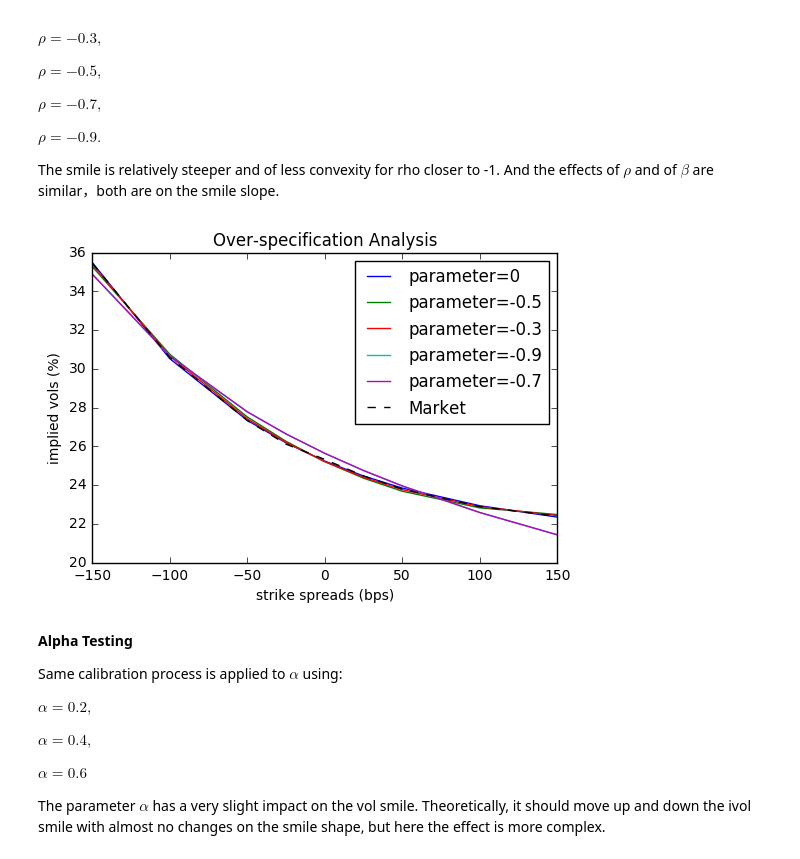
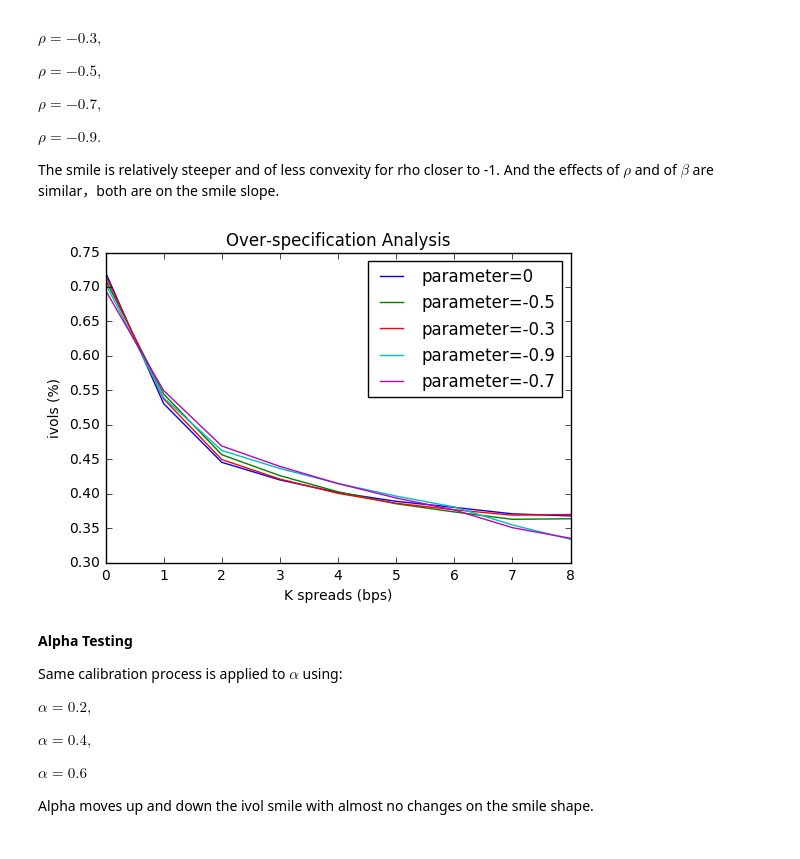
Before and after one commit to mollyxyh/CapstoneFall2017, a Jupyter notebook: Bin/overSpecification_driver.ipynb, the cells around one changed output. Cells and saved outputs as stored; diff of their text form; code cells hidden in the pictures.

```diff
--- a/Bin/overSpecification_driver.ipynb
+++ b/Bin/overSpecification_driver.ipynb
@@ -15,3 +7,11 @@ vega_check=fitting('market_data.xlsx',mark='vega') # fix vega
+# %%
+# calibrate the Hagan SABR model to the input data with different equal constraints
+fitter=Fitter('market_data.xlsx')
+fitter.input_read()
+beta_check=get_check(fitter,1,[0,0.3,0.5,0.7,1])
+rho_check=get_check(fitter,2,[0,-0.3,-0.5,-0.7,-0.9])
+alpha_check=get_check(fitter,0,[0.2,0.4,0.6])
+vega_check=get_check(fitter,3,[0.2,0.4,0.6])
 # %% [markdown]
 **Beta Testing**
 
@@ -53,9 +53,9 @@ $\rho=-0.9.$
 The smile is relatively steeper and of less convexity for rho closer to -1. And the effects of $\rho$ and of $\beta$ are similar，both are on the smile slope.
 # %%
 # conduct over-specification analysis on parameter rho
-over_specification(rho_check)
+over_specification(fitter, rho_check)
 # %% [output]
-[figure, old version]
+[figure, new version]
 # %% [markdown]
 **Alpha Testing**
 
@@ -67,6 +67,6 @@ $\alpha=0.4,$
 
 $\alpha=0.6$
 
-The parameter $\alpha$ has a very slight impact on the vol smile. Theoretically, it should move up and down the ivol smile with almost no changes on the smile shape, but here the effect is more complex.
+Alpha moves up and down the ivol smile with almost no changes on the smile shape.
 # %%
 # conduct over-specification analysis on parameter alpha
```
Also changed, not shown: parts of 7 cells of this notebook, 16 other files.
